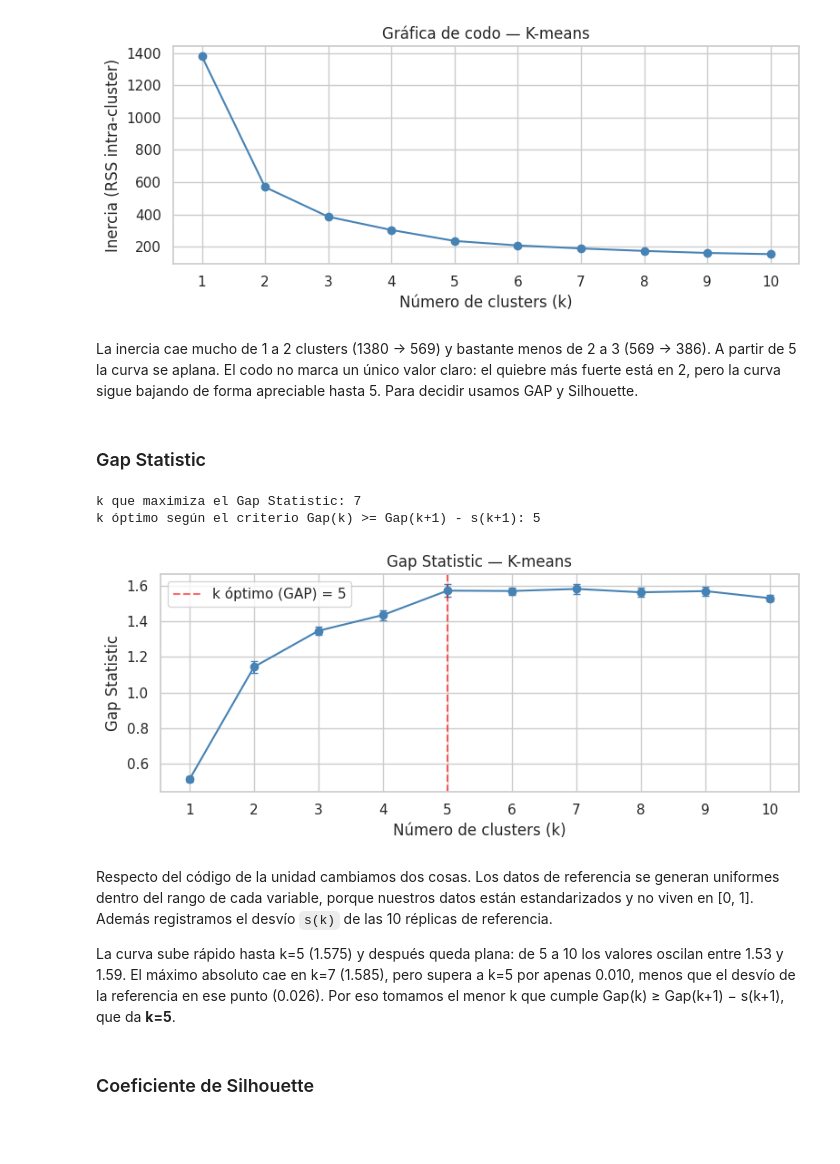
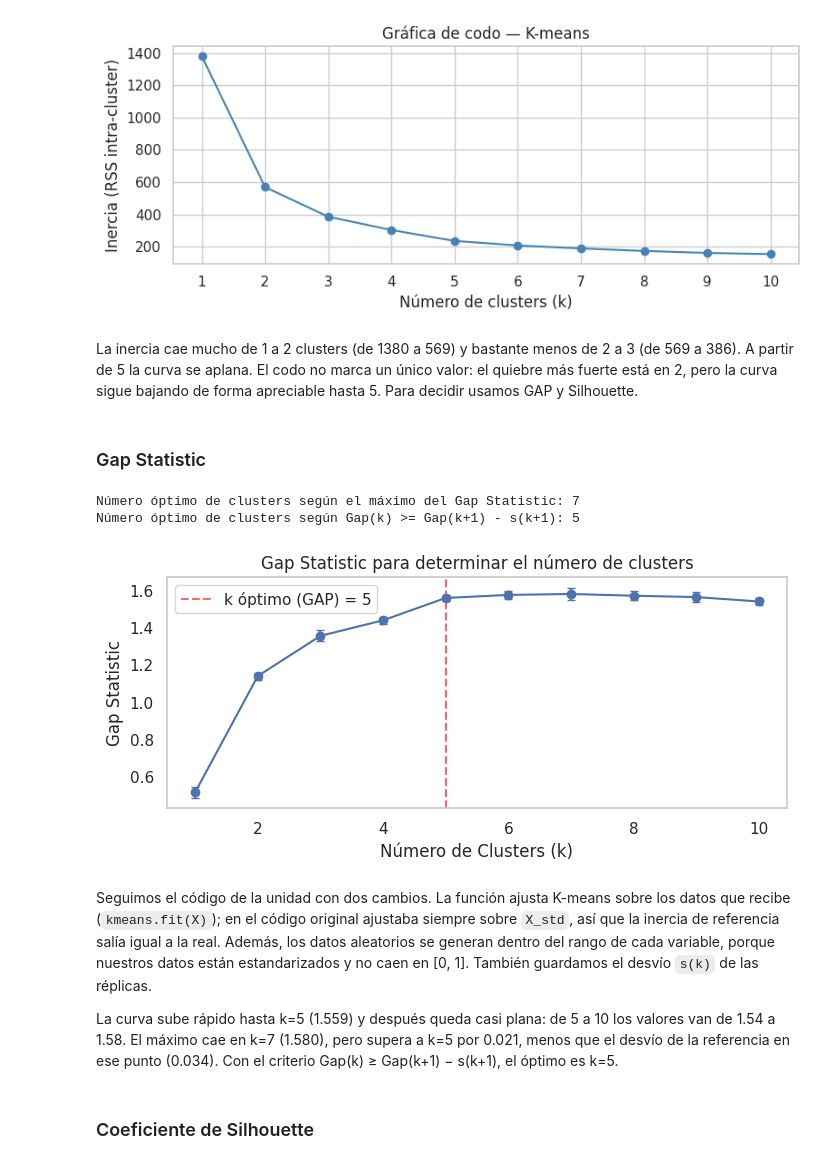
Before and after one commit to winttita/TP_MD_Frank_Winter, a Jupyter notebook: TP1/TP1_MD_Frank_Winter.ipynb, the cells around one changed output. Drawn from its saved outputs; the diff is of its cells as text; code cells hidden in the pictures; blank space fills up the shorter version.

```diff
--- a/TP1/TP1_MD_Frank_Winter.ipynb
+++ b/TP1/TP1_MD_Frank_Winter.ipynb
@@ -805,48 +794,65 @@ plt.show()
 # %% [output]
 [figure]
 # %% [markdown]
-La inercia cae mucho de 1 a 2 clusters (1380 → 569) y bastante menos de 2 a 3 (569 → 386). A partir de 5 la curva se aplana. El codo no marca un único valor claro: el quiebre más fuerte está en 2, pero la curva sigue bajando de forma apreciable hasta 5. Para decidir usamos GAP y Silhouette.
+La inercia cae mucho de 1 a 2 clusters (de 1380 a 569) y bastante menos de 2 a 3 (de 569 a 386). A partir de 5 la curva se aplana. El codo no marca un único valor: el quiebre más fuerte está en 2, pero la curva sigue bajando de forma apreciable hasta 5. Para decidir usamos GAP y Silhouette.
 # %% [markdown]
 ### Gap Statistic
 # %%
 def calculate_intra_cluster_dispersion(X, k):
-    return KMeans(n_clusters=k, n_init=10, random_state=42).fit(X).inertia_
+    kmeans = KMeans(n_clusters=k, n_init=10, random_state=42) # Aplica K-means
+    kmeans.fit(X)
+    return kmeans.inertia_ # Retorna la suma de distancias al centroide
 
-# Datos de referencia uniformes dentro del rango de cada variable (los datos están estandarizados, no en [0, 1])
-rng = np.random.default_rng(42)
-B = 10
+
+gaps = []
+sk = []
 max_k = 10
-gaps, sk = [], []
+np.random.seed(42)
+
+# Calcula el Gap Statistic para determinar el número óptimo de clusters
+
 for k in range(1, max_k + 1):
+    # Calculo la inercia real sobre mis datos reales
     real_inertia = calculate_intra_cluster_dispersion(X_cluster, k)
-    log_ref = np.log([calculate_intra_cluster_dispersion(
-        rng.uniform(X_cluster.min().to_numpy(), X_cluster.max().to_numpy(), size=X_cluster.shape), k)
-        for _ in range(B)])
-    gaps.append(log_ref.mean() - np.log(real_inertia))
-    sk.append(log_ref.std() * np.sqrt(1 + 1 / B))
+    #Calculo la inercia de datos aleatorios dentro del rango de cada variable (los datos están estandarizados)
+    inertia_list = []
+    for _ in range(10):
+      random_data = np.random.uniform(X_cluster.min(), X_cluster.max(), size=X_cluster.shape)
+      intra_cluster_dispersion = calculate_intra_cluster_dispersion(random_data, k)
+      inertia_list.append(intra_cluster_dispersion)
 
-# Criterio de Tibshirani: menor k tal que Gap(k) >= Gap(k+1) - s(k+1)
+    reference_inertia = np.mean(inertia_list)
+
+    #Aplico la funcion de gap
+    gap = np.log(reference_inertia) - np.log(real_inertia)
+    gaps.append(gap)
+    #Desvío de la referencia, para comparar valores de gap cercanos
+    sk.append(np.std(np.log(inertia_list)) * np.sqrt(1 + 1 / 10))
+
+#se selecciona el valor de k (número de clusters) que maximiza el Gap Statistic.
+optimal_k = np.argmax(gaps) + 1
+#menor k tal que Gap(k) >= Gap(k+1) - s(k+1)
 optimal_k_gap = next(k for k in range(1, max_k) if gaps[k - 1] >= gaps[k] - sk[k])
-print("k que maximiza el Gap Statistic:", np.argmax(gaps) + 1)
-print("k óptimo según el criterio Gap(k) >= Gap(k+1) - s(k+1):", optimal_k_gap)
 
-plt.figure(figsize=(8, 3.5))
-plt.errorbar(range(1, max_k + 1), gaps, yerr=sk, marker='o', color='steelblue', capsize=3)
+print("Número óptimo de clusters según el máximo del Gap Statistic:", optimal_k)
+print("Número óptimo de clusters según Gap(k) >= Gap(k+1) - s(k+1):", optimal_k_gap)
+
+plt.figure(figsize=(8, 3))
+plt.errorbar(range(1, max_k + 1), gaps, yerr=sk, marker='o', capsize=3)
 plt.axvline(optimal_k_gap, color='red', linestyle='--', alpha=0.6, label=f'k óptimo (GAP) = {optimal_k_gap}')
-plt.xlabel('Número de clusters (k)')
+plt.xlabel('Número de Clusters (k)')
 plt.ylabel('Gap Statistic')
-plt.title('Gap Statistic — K-means')
-plt.xticks(range(1, max_k + 1))
+plt.title('Gap Statistic para determinar el número de clusters')
 plt.legend()
-plt.tight_layout()
+plt.grid()
 plt.show()
 # %% [output]
-k que maximiza el Gap Statistic: 7
-k óptimo según el criterio Gap(k) >= Gap(k+1) - s(k+1): 5
+Número óptimo de clusters según el máximo del Gap Statistic: 7
+Número óptimo de clusters según Gap(k) >= Gap(k+1) - s(k+1): 5
-[figure, old version]
+[figure, new version]
 # %% [markdown]
-Respecto del código de la unidad cambiamos dos cosas. Los datos de referencia se generan uniformes dentro del rango de cada variable, porque nuestros datos están estandarizados y no viven en [0, 1]. Además registramos el desvío `s(k)` de las 10 réplicas de referencia.
+Seguimos el código de la unidad con dos cambios. La función ajusta K-means sobre los datos que recibe (`kmeans.fit(X)`); en el código original ajustaba siempre sobre `X_std`, así que la inercia de referencia salía igual a la real. Además, los datos aleatorios se generan dentro del rango de cada variable, porque nuestros datos están estandarizados y no caen en [0, 1]. También guardamos el desvío `s(k)` de las réplicas.
 
-La curva sube rápido hasta k=5 (1.575) y después queda plana: de 5 a 10 los valores oscilan entre 1.53 y 1.59. El máximo absoluto cae en k=7 (1.585), pero supera a k=5 por apenas 0.010, menos que el desvío de la referencia en ese punto (0.026). Por eso tomamos el menor k que cumple Gap(k) ≥ Gap(k+1) − s(k+1), que da **k=5**.
+La curva sube rápido hasta k=5 (1.559) y después queda casi plana: de 5 a 10 los valores van de 1.54 a 1.58. El máximo cae en k=7 (1.580), pero supera a k=5 por 0.021, menos que el desvío de la referencia en ese punto (0.034). Con el criterio Gap(k) ≥ Gap(k+1) − s(k+1), el óptimo es k=5.
 # %% [markdown]
 ### Coeficiente de Silhouette
```
Also changed, not shown: parts of 79 cells of this notebook.
